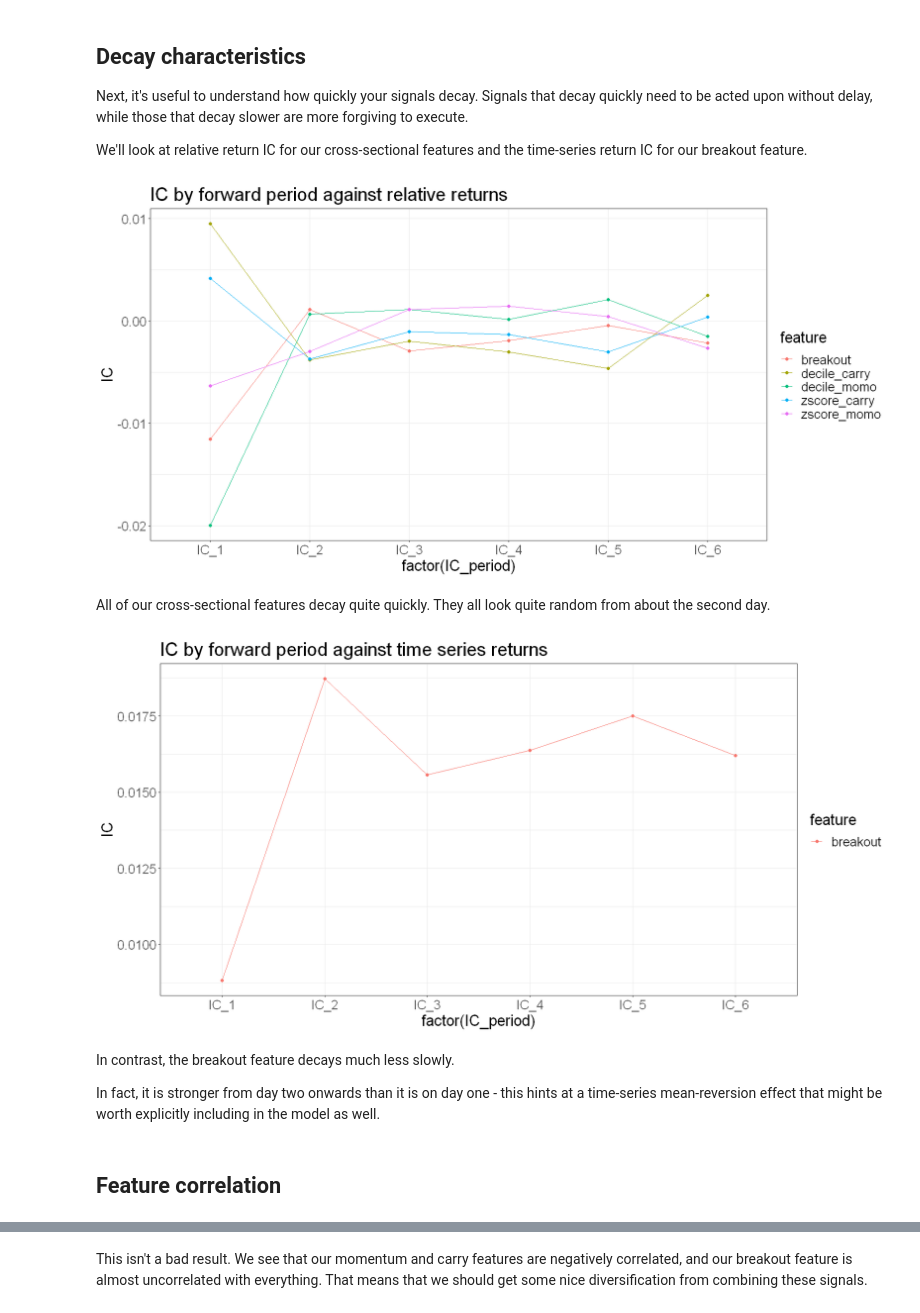
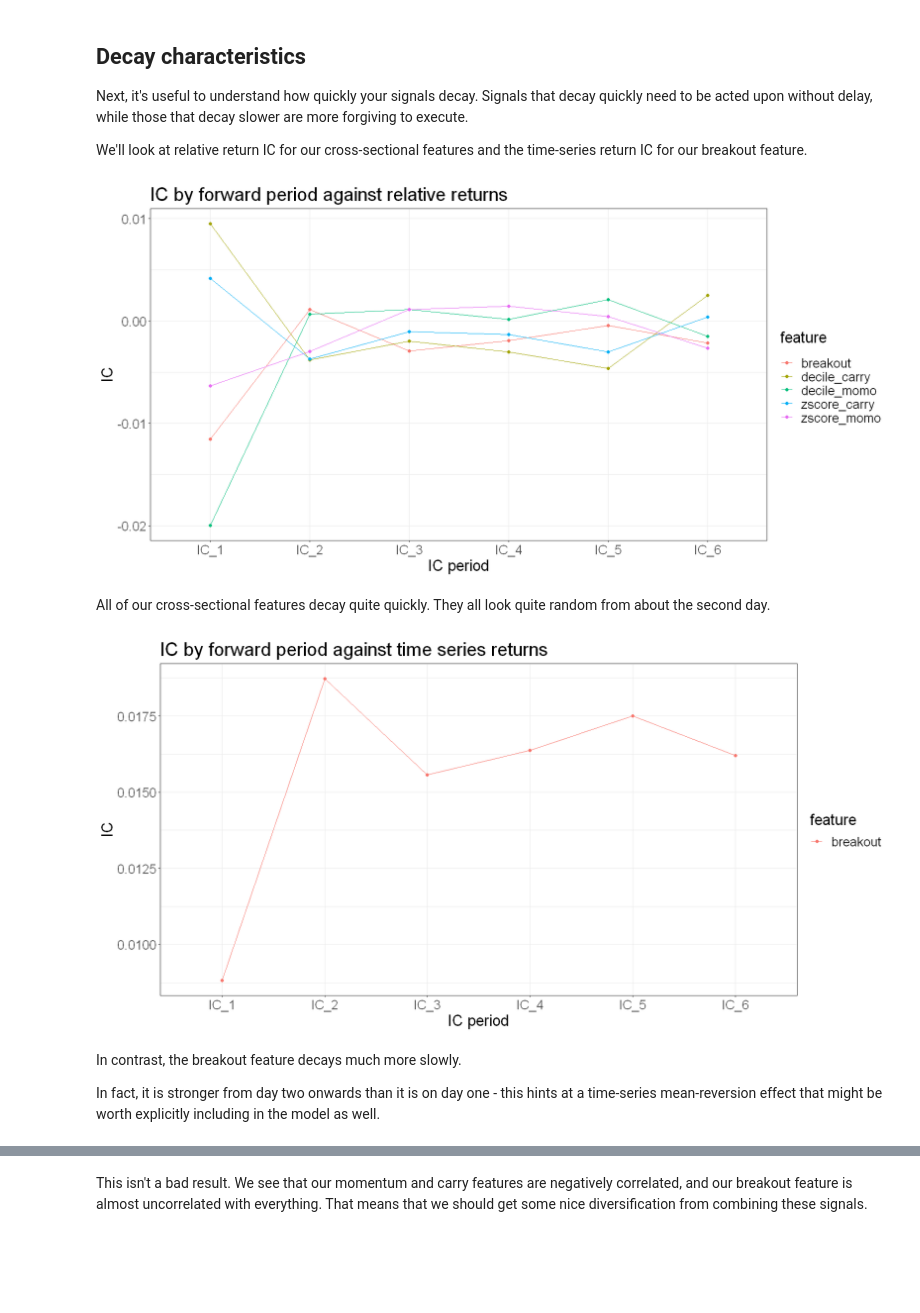
Before and after one commit to Robot-Wealth/trader-tales, a Jupyter notebook: quantifying-combining-alphas/quantifying_and_combining_alphas.ipynb, the cells around one changed output, grey strips where cells are left out. Saved outputs shown, nothing was run; the diff lists cells and outputs as text; code cells hidden in the pictures; blank space fills up the shorter version.

```diff
--- a/quantifying-combining-alphas/quantifying_and_combining_alphas.ipynb
+++ b/quantifying-combining-alphas/quantifying_and_combining_alphas.ipynb
@@ -275,35 +276,36 @@ We'll look at relative return IC for our cross-sectional features and the time-s
 features_scaled %>%
   filter(is_universe) %>%
   group_by(date) %>%
   mutate(
     demeaned_returns = total_returns_log - mean(total_returns_log),
     fwd_demeaned_returns_2 = lead(demeaned_returns, 1),
     fwd_demeaned_returns_3 = lead(demeaned_returns, 2),
     fwd_demeaned_returns_4 = lead(demeaned_returns, 3),
     fwd_demeaned_returns_5 = lead(demeaned_returns, 4),
     fwd_demeaned_returns_6 = lead(demeaned_returns, 5),
   ) %>%
   na.omit() %>%
   ungroup() %>%
   pivot_longer(c(breakout, zscore_carry, zscore_momo, decile_carry, decile_momo), names_to = "feature") %>%
   group_by(feature) %>%
   summarize(
     IC_1 = cor(value, demeaned_returns),
     IC_2 = cor(value, fwd_demeaned_returns_2),
     IC_3 = cor(value, fwd_demeaned_returns_3),
     IC_4 = cor(value, fwd_demeaned_returns_4),
     IC_5 = cor(value, fwd_demeaned_returns_5),
     IC_6 = cor(value, fwd_demeaned_returns_6),
   )  %>%
   pivot_longer(-feature, names_to = "IC_period", values_to = "IC") %>%
   ggplot(aes(x = factor(IC_period), y = IC, colour = feature, group = feature)) +
   geom_line() +
   geom_point() +
   labs(
-    title = "IC by forward period against relative returns"
+    title = "IC by forward period against relative returns",
+    x = "IC period"
   )
 # %% [output]
-[figure, old version]
+[figure, new version]
 # %% [markdown]
 All of our cross-sectional features decay quite quickly. They all look quite random from about the second day.
 # %%
@@ -333,13 +335,12 @@ features_scaled %>%
   geom_line() +
   geom_point() +
   labs(
-    title = "IC by forward period against time series returns"
+    title = "IC by forward period against time series returns",
+    x = "IC period"
   )
 # %% [output]
-[figure, old version]
+[figure, new version]
 # %% [markdown]
-In contrast, the breakout feature decays much less slowly.
+In contrast, the breakout feature decays much more slowly.
 
 In fact, it is stronger from day two onwards than it is on day one - this hints at a time-series mean-reversion effect that might be worth explicitly including in the model as well.
-# %% [markdown]
-## Feature correlation
```
Also changed, not shown: parts of 9 cells of this notebook.
